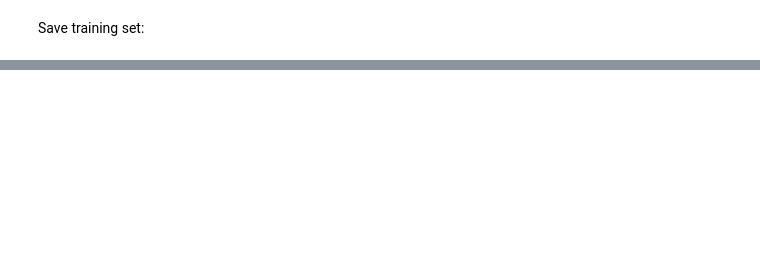
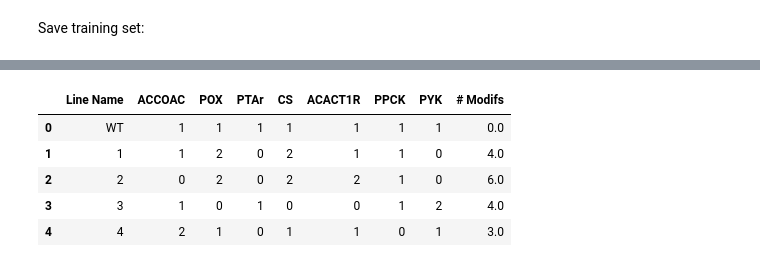
Before and after one commit to juanneilson/multiomicspaper, a Jupyter notebook: Initial_designs.ipynb, the cells around one changed output, grey strips where cells are left out. Cells and saved outputs as stored; diff of their text form; code cells hidden in the pictures; blank space fills up the shorter version.

```diff
--- a/Initial_designs.ipynb
+++ b/Initial_designs.ipynb
@@ -166,0 +195,18 @@ df.loc[0:n_instances].to_csv(f'./data/training_data_{n_genes}genes.csv',
+# %%
+latin_hc = lhs(n_genes, samples=n_instances-1, criterion='maximin')
+latin_hc = np.floor(3 * latin_hc)
+
+for i in range(1,n_instances):
+    designs = list(latin_hc[(i-1)])
+    df_lhs.loc[i] = [str(i)] + designs
+
+df_lhs['# Modifs'] = num_of_modifications(df_lhs)
+
+df_lhs.head()
+# %% [output]
+|  | Line Name | ACCOAC | POX | PTAr | CS | ACACT1R | PPCK | PYK | # Modifs |
+| 0 | WT | 1 | 1 | 1 | 1 | 1 | 1 | 1 | 0.0 |
+| 1 | 1 | 1 | 2 | 0 | 2 | 1 | 1 | 0 | 4.0 |
+| 2 | 2 | 0 | 2 | 0 | 2 | 2 | 1 | 0 | 6.0 |
+| 3 | 3 | 1 | 0 | 1 | 0 | 0 | 1 | 2 | 4.0 |
+| 4 | 4 | 2 | 1 | 0 | 1 | 1 | 0 | 1 | 3.0 |
```
Also changed, not shown: parts of 21 cells of this notebook.
